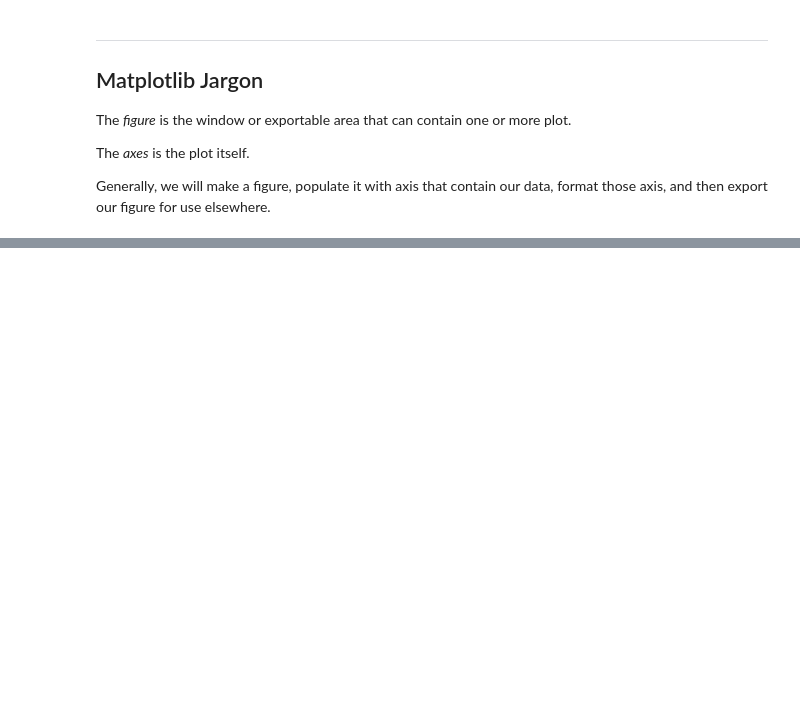
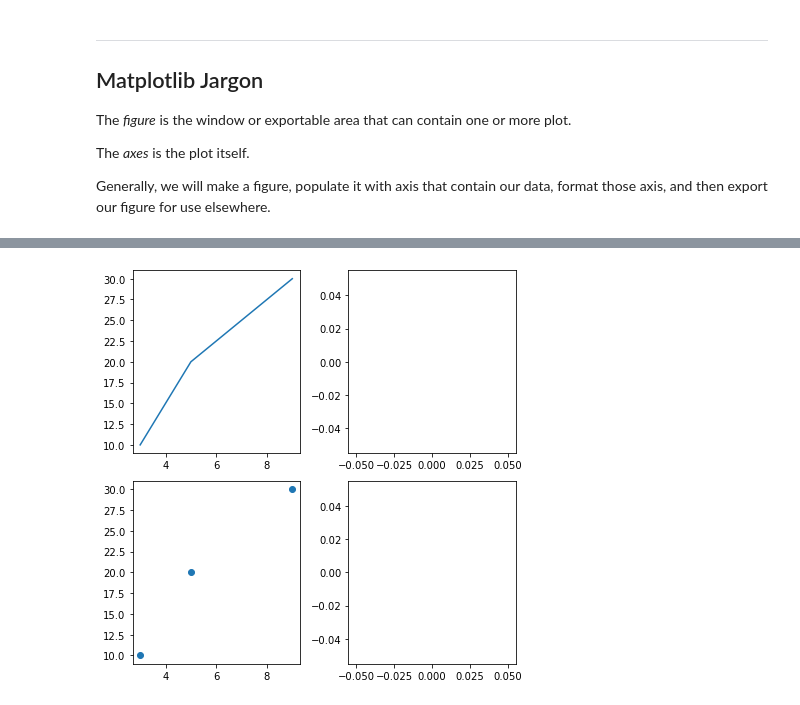
Before and after one commit to ICWallis/tutorial-publication-ready-figures, a Jupyter notebook: 0-introduction.ipynb, the cells around one changed output, grey strips where cells are left out. Cells and saved outputs as stored; diff of their text form; code cells hidden in the pictures; blank space fills up the shorter version.

```diff
--- a/0-introduction.ipynb
+++ b/0-introduction.ipynb
@@ -45,0 +83,12 @@ ax.plot(x,y)
+# %%
+fig, axs = plt.subplots(2, 2, figsize=(6, 6))
+
+# [row, column]
+axs[0, 0].plot(x,y)
+axs[1, 0].scatter(x,y)
+axs[0, 1].plot()
+axs[1, 1].plot()
+
+fig.tight_layout()
+# %% [output]
+[figure, added]
```
Also changed, not shown: parts of 15 cells of this notebook.
